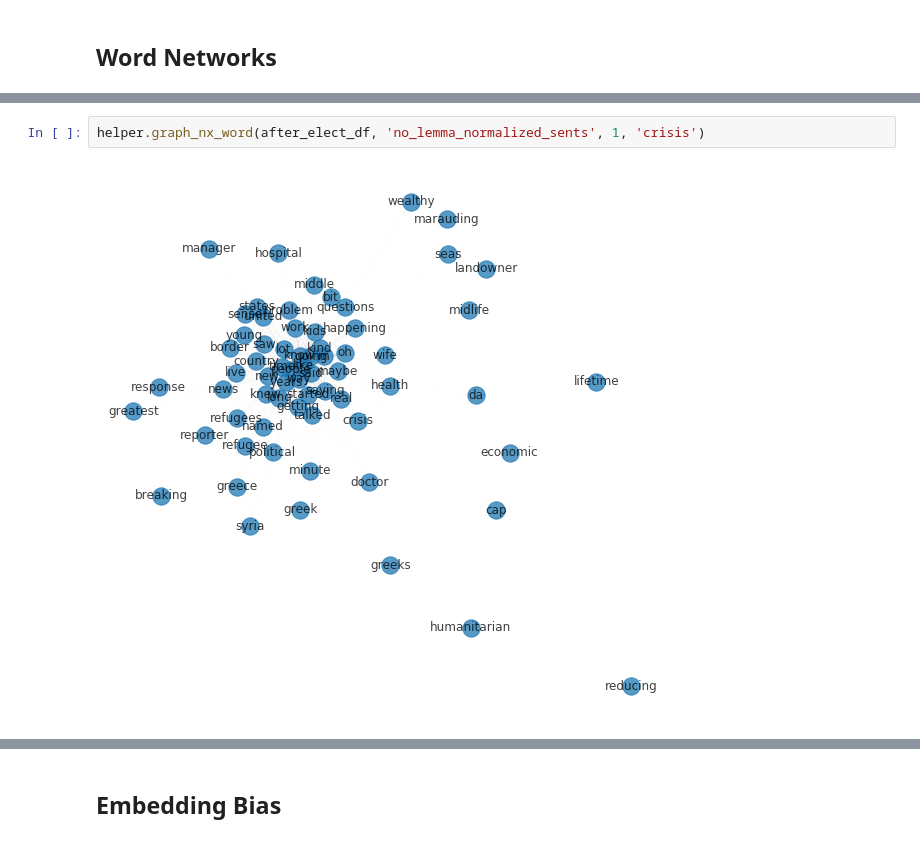
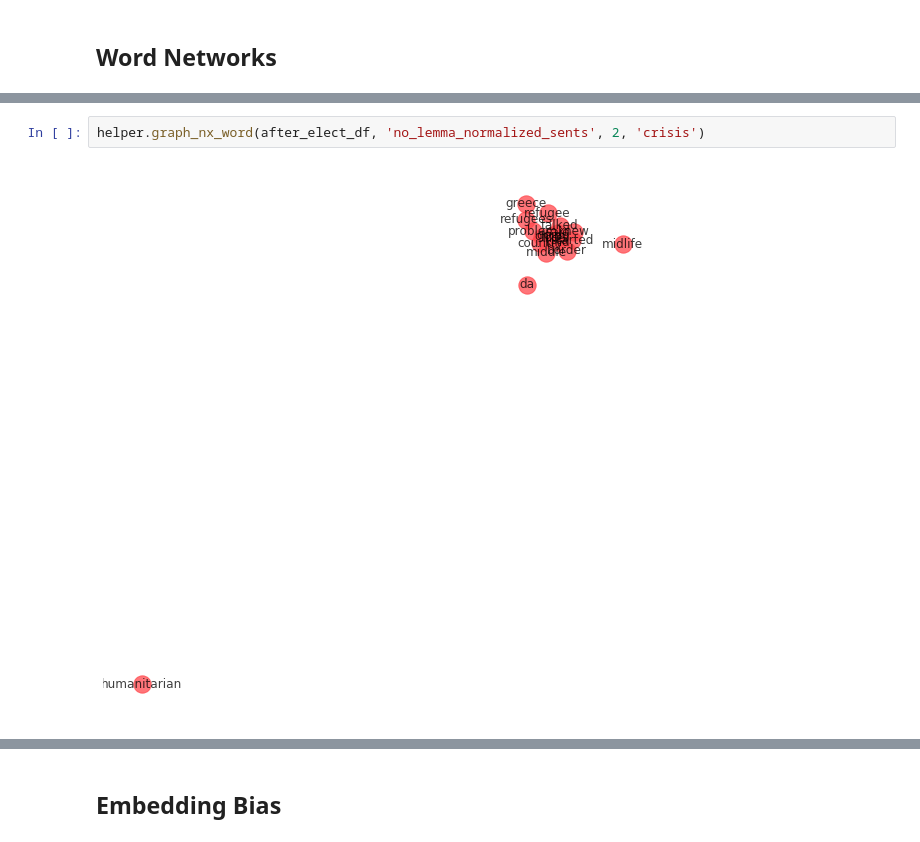
Before and after one commit to laurenjli/nlp-tal, a Jupyter notebook: financial_crisis_analysis.ipynb, the cells around one changed output, grey strips where cells are left out. Saved outputs shown, nothing was run; the diff lists cells and outputs as text.

Commit message:
added some more analysis for election event

```diff
--- a/financial_crisis_analysis.ipynb
+++ b/financial_crisis_analysis.ipynb
@@ -862,4 +997,4 @@ helper.graph_nx_word(before_elect_df, 'no_lemma_normalized_sents', 1, 'crisis')
 # %%
-helper.graph_nx_word(after_elect_df, 'no_lemma_normalized_sents', 1, 'crisis')
+helper.graph_nx_word(after_elect_df, 'no_lemma_normalized_sents', 2, 'crisis')
 # %% [output]
-[figure, old version]
+[figure, new version]
```
Also changed, not shown: parts of 35 cells of this notebook.
